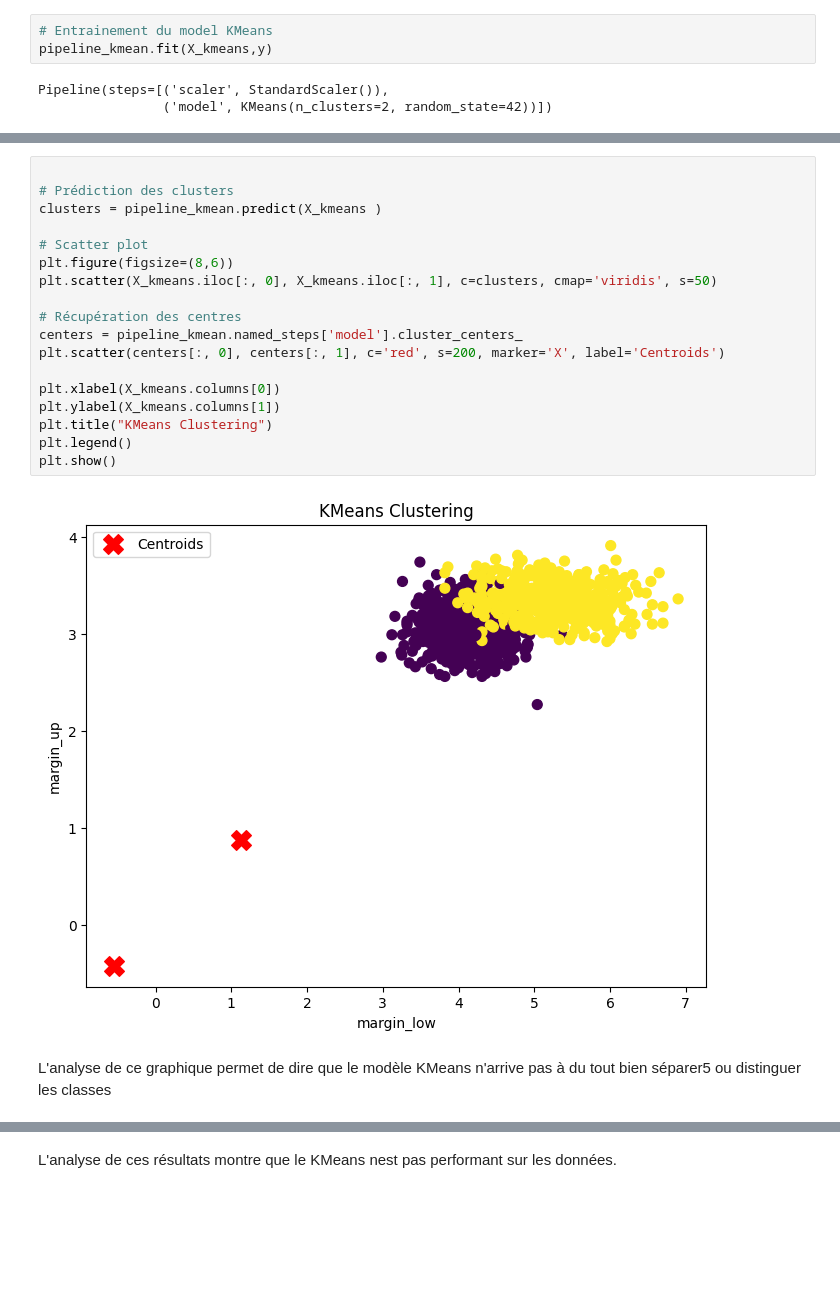
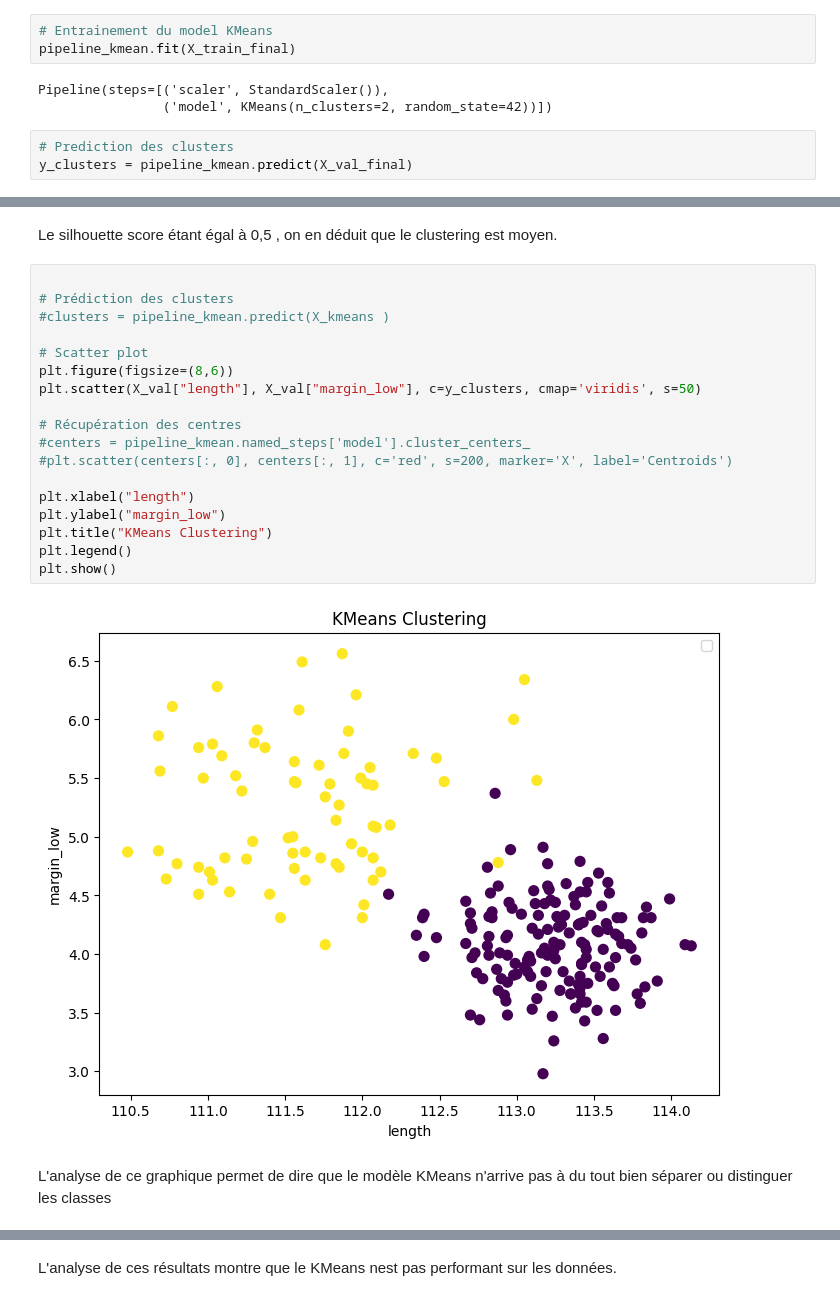
Before and after one commit to Mozart28/detection-faux-billets-api, a Jupyter notebook: Détection_faux_billets-3.ipynb 22-07-41-273.ipynb, the cells around one changed output, grey strips where cells are left out. Drawn from its saved outputs; the diff is of its cells as text; blank space fills up the shorter version.

```diff
--- a/Détection_faux_billets-3.ipynb 22-07-41-273.ipynb
+++ b/Détection_faux_billets-3.ipynb 22-07-41-273.ipynb
@@ -632,7 +642,10 @@ pipeline_kmean = Pipeline([
 )])
 # %%
 # Entrainement du model KMeans
-pipeline_kmean.fit(X_kmeans,y)
+pipeline_kmean.fit(X_train_final)
 # %% [output]
 Pipeline(steps=[('scaler', StandardScaler()),
                 ('model', KMeans(n_clusters=2, random_state=42))])
+# %%
+# Prediction des clusters
+y_clusters = pipeline_kmean.predict(X_val_final)
@@ -639,22 +719,24 @@ Pipeline(steps=[('scaler', StandardScaler()),
+# %% [markdown]
+Le silhouette score étant égal à 0,5 , on en déduit que le clustering est moyen.
 # %%
 
 # Prédiction des clusters
-clusters = pipeline_kmean.predict(X_kmeans )
+#clusters = pipeline_kmean.predict(X_kmeans )
 
 # Scatter plot
 plt.figure(figsize=(8,6))
-plt.scatter(X_kmeans.iloc[:, 0], X_kmeans.iloc[:, 1], c=clusters, cmap='viridis', s=50)
+plt.scatter(X_val["length"], X_val["margin_low"], c=y_clusters, cmap='viridis', s=50)
 
 # Récupération des centres
-centers = pipeline_kmean.named_steps['model'].cluster_centers_
-plt.scatter(centers[:, 0], centers[:, 1], c='red', s=200, marker='X', label='Centroids')
+#centers = pipeline_kmean.named_steps['model'].cluster_centers_
+#plt.scatter(centers[:, 0], centers[:, 1], c='red', s=200, marker='X', label='Centroids')
 
-plt.xlabel(X_kmeans.columns[0])
-plt.ylabel(X_kmeans.columns[1])
+plt.xlabel("length")
+plt.ylabel("margin_low")
 plt.title("KMeans Clustering")
 plt.legend()
 plt.show()
 # %% [output]
-[figure, old version]
+[figure, new version]
 # %% [markdown]
-L'analyse de ce graphique permet de dire que le modèle KMeans n'arrive pas à du tout bien séparer5 ou distinguer les classes
+L'analyse de ce graphique permet de dire que le modèle KMeans n'arrive pas à du tout bien séparer ou distinguer les classes
```
Also changed, not shown: parts of 69 cells of this notebook, 3 other files.
